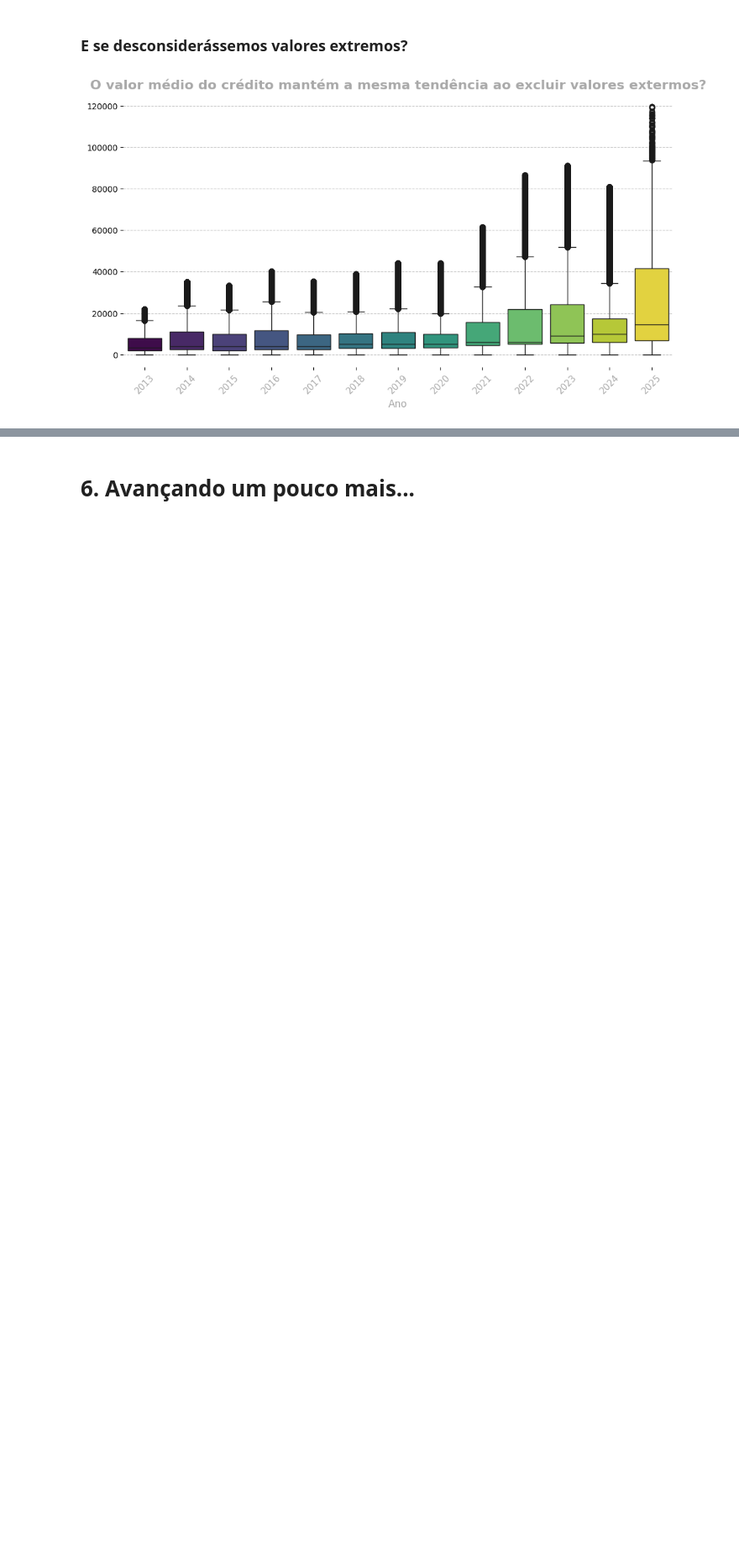
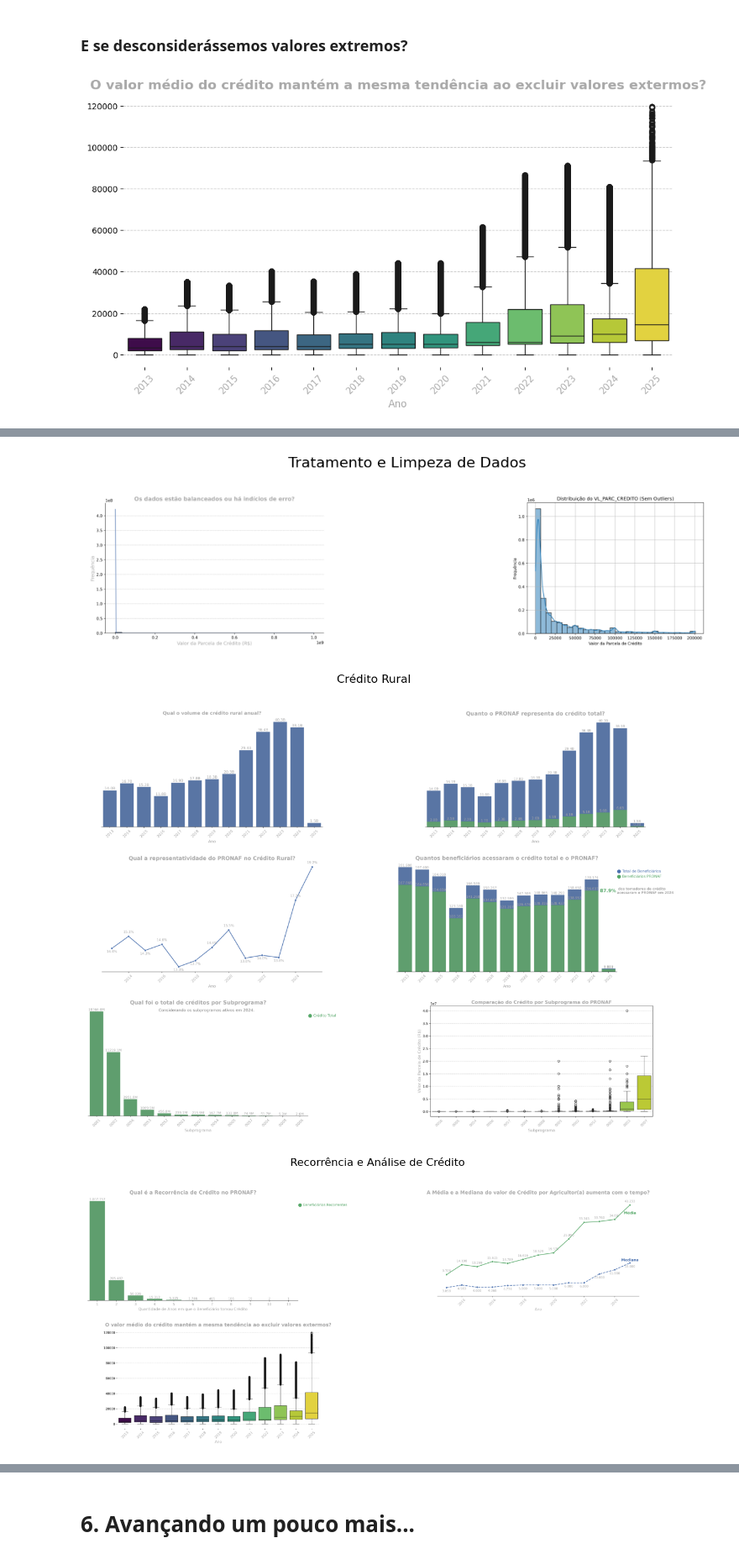
Before and after one commit to marcelo7bastos/mba_mcdia_est_desc_analise_pronaf, a Jupyter notebook: mba_mcdia_est_desc_analise_pronaf.ipynb, the cells around one changed output, grey strips where cells are left out. Shown at 84% size. Cells and saved outputs as stored; diff of their text form; code cells hidden in the pictures; blank space fills up the shorter version.

```diff
--- a/mba_mcdia_est_desc_analise_pronaf.ipynb
+++ b/mba_mcdia_est_desc_analise_pronaf.ipynb
@@ -746,0 +801,56 @@ plt.show()
+# %%
+# Função para exibir as imagens de um capítulo com um título
+def display_chapter(title, image_files, ncols=2, figsize=(14, 6)):
+    n_images = len(image_files)
+    nrows = (n_images + ncols - 1) // ncols  # Calcula o número de linhas necessário
+    fig, axes = plt.subplots(nrows, ncols, figsize=(figsize[0], nrows * figsize[1] / ncols))
+    fig.suptitle(title, fontsize=16, y=1.02)
+
+    # Se houver apenas uma linha, force axes ser uma lista
+    if nrows == 1:
+        axes = axes.flatten() if isinstance(axes, (list, np.ndarray)) else [axes]
+    else:
+        axes = axes.flatten()
+
+    # Exibe cada imagem em um eixo
+    for ax, img_file in zip(axes, image_files):
+        img = mpimg.imread(img_file)
+        ax.imshow(img)
+        ax.axis('off')  # Remove os eixos
+
+    # Esconde os eixos extras (caso haja mais subplots que imagens)
+    for ax in axes[len(image_files):]:
+        ax.axis('off')
+
+    plt.tight_layout()
+    plt.show()
+
+# Listas com os arquivos de cada capítulo
+capitulo2 = [
+   f"{drive_folder}/fig_2_tratamento_vl_credito.png",
+   f"{drive_folder}/fig_21_limpeza_dados.png"
+]
+
+capitulo3 = [
+   f"{drive_folder}/fig_3_credito_rural.png",
+   f"{drive_folder}/fig_31_credito_rural_pronaf.png",
+   f"{drive_folder}/fig_32_credito_rural_pronaf_percentual.png",
+   f"{drive_folder}/fig_33_qtde_beneficiarios.png",
+   f"{drive_folder}/fig_34_creditos_subprograma.png",
+   f"{drive_folder}/fig_35_creditos_subprograma_boxplot.png"
+]
+
+capitulo4 = [
+   f"{drive_folder}/fig_4_recorrência.png",
+   f"{drive_folder}/fig_41_media_mediana.png",
+   f"{drive_folder}/fig_42_valor_credito_boxplot.png"
+]
+
+# Exibir cada capítulo com seu título
+display_chapter("Tratamento e Limpeza de Dados", capitulo2, ncols=2)
+display_chapter("Crédito Rural", capitulo3, ncols=2)
+display_chapter("Recorrência e Análise de Crédito", capitulo4, ncols=2)
+# %% [output]
+[figure, added]
+[figure, added]
+[figure, added]
```
Also changed, not shown: parts of 15 cells of this notebook.
